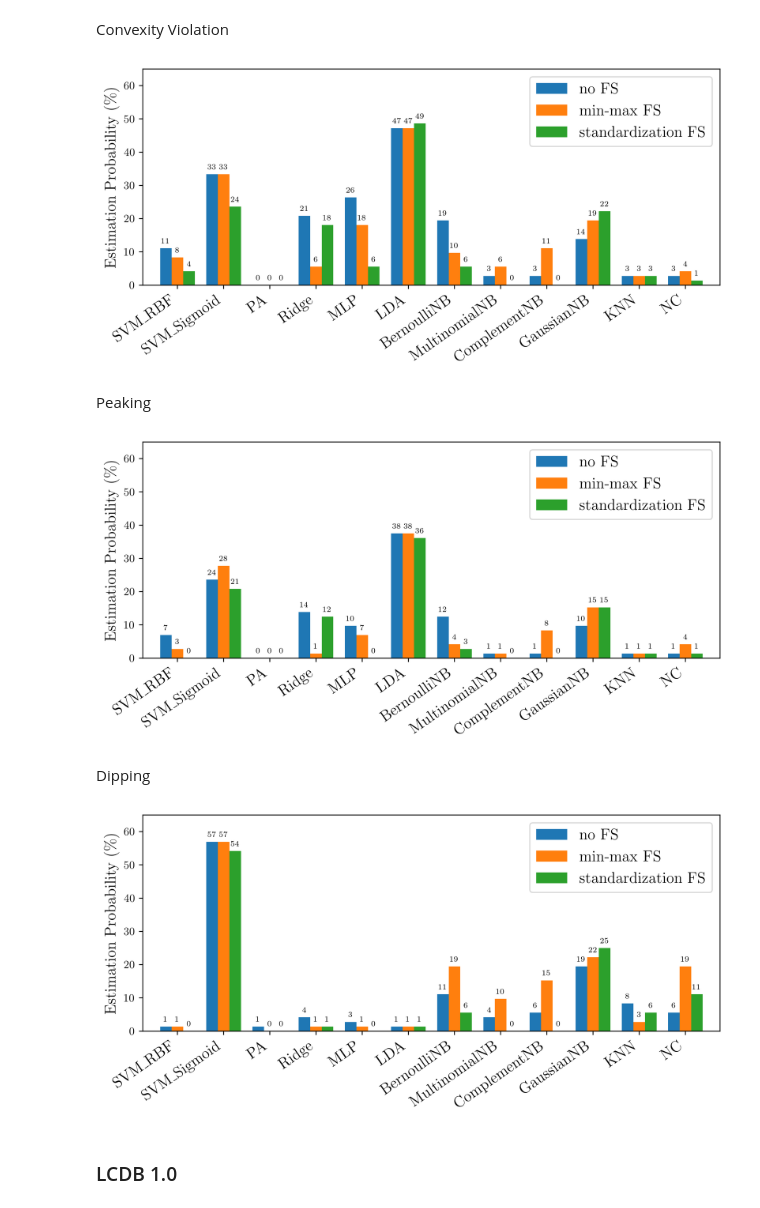
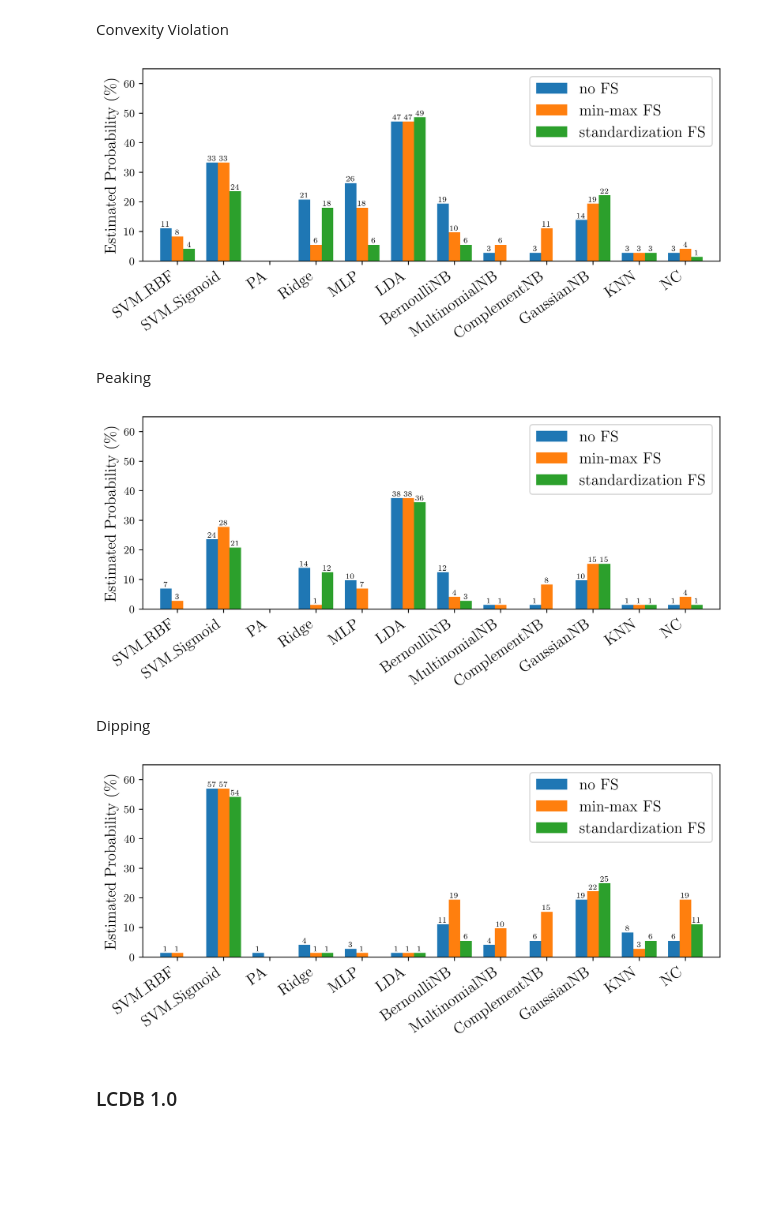
Before and after one commit to learning-curve-research/LCDB-1.1, a Jupyter notebook: analysis/RQ1-2 - ill_statistics.ipynb, the cells around one changed output. Saved outputs shown, nothing was run; the diff lists cells and outputs as text; code cells hidden in the pictures; blank space fills up the shorter version.

```diff
--- a/analysis/RQ1-2 - ill_statistics.ipynb
+++ b/analysis/RQ1-2 - ill_statistics.ipynb
@@ -297,7 +297,7 @@ percentages_nofs = [val for i, val in enumerate(percentages_nofs) if i not in ex
 percentages_minmaxfs = [val for i, val in enumerate(percentages_minmaxfs) if i not in exclude_indices]
 percentages_standardfs = [val for i, val in enumerate(percentages_standardfs) if i not in exclude_indices]
 
-fig, ax = plt.subplots(figsize=(8, 4), dpi=400)     # (11, 5)
+fig, ax = plt.subplots(figsize=(8, 3.7), dpi=400)     # (11, 5)
 
 width = 0.25
 x = np.arange(len(learner_zoo_filtered))
@@ -306,7 +306,7 @@ bar1 = ax.bar(x - width,    percentages_nofs,       width, label='no FS')
 bar2 = ax.bar(x ,           percentages_minmaxfs,   width, label='min-max FS')
 bar3 = ax.bar(x + width,    percentages_standardfs, width, label='standardization FS')
 
-ax.set_ylabel(r'Estimation Probability (\%)', fontsize = 14)
+ax.set_ylabel(r'Estimated Probability (\%)', fontsize = 14)
 ax.set_ylim(0,65)
 ax.set_xticks(x)
 ax.set_xlim(x[0] - 3 * width, x[-1] + 3 * width)    # set tighter x-axis limits
@@ -321,7 +321,7 @@ def autolabel(bars):
         height = rect.get_height()
         # if height > 0:  # only annotate bars with a height greater than 0
         ax.annotate(f'{height:.0f}',    # integer
-                    xy=(rect.get_x() + rect.get_width() / 2, height),
+                    xy=(rect.get_x() + rect.get_width() / 2, height-1),
                     xytext=(0, 3),  # 3 points vertical offset
                     textcoords="offset points", ha='center', va='bottom',
                     fontsize = 7)
@@ -345,39 +345,39 @@ percentages_minmaxfs = [val for i, val in enumerate(percentages_minmaxfs) if i n
 percentages_standardfs = [val for i, val in enumerate(percentages_standardfs) if i not in exclude_indices]
 
 
-fig, ax = plt.subplots(figsize=(8, 4), dpi=400)
+fig, ax = plt.subplots(figsize=(8, 3.7), dpi=400)
 
 width = 0.25
 x = np.arange(len(learner_zoo_filtered))
 
 bar1 = ax.bar(x - width,    percentages_nofs,       width, label='no FS')
 bar2 = ax.bar(x ,           percentages_minmaxfs,   width, label='min-max FS')
 bar3 = ax.bar(x + width,    percentages_standardfs, width, label='standardization FS')
 
-ax.set_ylabel(r'Estimation Probability (\%)', fontsize = 14)
+ax.set_ylabel(r'Estimated Probability (\%)', fontsize = 14)
 ax.set_ylim(0,65)
 ax.set_xticks(x)
 ax.set_xlim(x[0] - 3 * width, x[-1] + 3 * width)    # set tighter x-axis limits
 ax.set_xticklabels(learner_zoo_filtered, rotation=35, ha='right', fontsize = 14)
 ax.legend(fontsize = 14)
 
 # percentage
 def autolabel(bars):
     for rect in bars:
         height = rect.get_height()
         # if height > 0:  # only annotate bars with a height greater than 0
         ax.annotate(f'{height:.0f}',    # integer
-                    xy=(rect.get_x() + rect.get_width() / 2, height),
+                    xy=(rect.get_x() + rect.get_width() / 2, height-1),
                     xytext=(0, 3),  # 3 points vertical offset
                     textcoords="offset points", ha='center', va='bottom',
                     fontsize = 7)
 autolabel(bar1)
 autolabel(bar2)
 autolabel(bar3)
 fig.tight_layout()
 plt.show()
 # %% [output]
-[figure, old version]
+[figure, new version]
 # %% [markdown]
 Peaking
 # %%
@@ -386,13 +386,12 @@ percentages_minmaxfs = (np.sum(results[1]["peak_matrix"] > 0, axis=1) / results[
 percentages_standardfs = (np.sum(results[2]["peak_matrix"] > 0, axis=1) / results[2]["peak_matrix"].shape[1]) * 100
 
 # filter some learner
-exclude_indices = [0, 1, 4, 5, 6, 8, 10, 13, 20, 21, 22 ,23]      # list(range(14, 18))  no Naive Bayes  13 QDA  23 DUMMY
 learner_zoo_filtered = [learner for i, learner in enumerate(learner_zoo_abbreviation) if i not in exclude_indices]
 percentages_nofs = [val for i, val in enumerate(percentages_nofs) if i not in exclude_indices]
 percentages_minmaxfs = [val for i, val in enumerate(percentages_minmaxfs) if i not in exclude_indices]
 percentages_standardfs = [val for i, val in enumerate(percentages_standardfs) if i not in exclude_indices]
 
-fig, ax = plt.subplots(figsize=(8, 4), dpi=400)
+fig, ax = plt.subplots(figsize=(8, 3.7), dpi=400)
 
 width = 0.25
 x = np.arange(len(learner_zoo_filtered))
@@ -401,7 +400,7 @@ bar1 = ax.bar(x - width,    percentages_nofs,       width, label='no FS')
 bar2 = ax.bar(x ,           percentages_minmaxfs,   width, label='min-max FS')
 bar3 = ax.bar(x + width,    percentages_standardfs, width, label='standardization FS')
 
-ax.set_ylabel(r'Estimation Probability (\%)', fontsize = 14)
+ax.set_ylabel(r'Estimated Probability (\%)', fontsize = 14)
 ax.set_ylim(0,65)
 ax.set_xticks(x)
 ax.set_xlim(x[0] - 3 * width, x[-1] + 3 * width)    # set tighter x-axis limits
@@ -414,7 +413,7 @@ def autolabel(bars):
         height = rect.get_height()
         # if height > 0:  # only annotate bars with a height greater than 0
         ax.annotate(f'{height:.0f}',    # integer
-                    xy=(rect.get_x() + rect.get_width() / 2, height),
+                    xy=(rect.get_x() + rect.get_width() / 2, height-1),
                     xytext=(0, 3),  # 3 points vertical offset
                     textcoords="offset points", ha='center', va='bottom',
                     fontsize = 7)
@@ -424,7 +423,7 @@ autolabel(bar3)
 fig.tight_layout()
 plt.show()
 # %% [output]
-[figure, old version]
+[figure, new version]
 # %% [markdown]
 Dipping
 # %%
@@ -437,7 +436,7 @@ percentages_nofs = [val for i, val in enumerate(percentages_nofs) if i not in ex
 percentages_minmaxfs = [val for i, val in enumerate(percentages_minmaxfs) if i not in exclude_indices]
 percentages_standardfs = [val for i, val in enumerate(percentages_standardfs) if i not in exclude_indices]
 
-fig, ax = plt.subplots(figsize=(8, 4), dpi=400)
+fig, ax = plt.subplots(figsize=(8, 3.7), dpi=400)
 
 width = 0.25
 x = np.arange(len(learner_zoo_filtered))
@@ -446,7 +445,7 @@ bar1 = ax.bar(x - width,    percentages_nofs,       width, label='no FS')
 bar2 = ax.bar(x ,           percentages_minmaxfs,   width, label='min-max FS')
 bar3 = ax.bar(x + width,    percentages_standardfs, width, label='standardization FS')
 
-ax.set_ylabel(r'Estimation  Probability (\%)', fontsize = 14)
+ax.set_ylabel(r'Estimated Probability (\%)', fontsize = 14)
 ax.set_ylim(0,65)
 ax.set_xticks(x)
 ax.set_xlim(x[0] - 3 * width, x[-1] + 3 * width)    # set tighter x-axis limits
@@ -459,7 +458,7 @@ def autolabel(bars):
         height = rect.get_height()
         # if height > 0:  # only annotate bars with a height greater than 0
         ax.annotate(f'{height:.0f}',    # integer
-                    xy=(rect.get_x() + rect.get_width() / 2, height),
+                    xy=(rect.get_x() + rect.get_width() / 2, height-1),
                     xytext=(0, 3),  # 3 points vertical offset
                     textcoords="offset points", ha='center', va='bottom',
                     fontsize = 7)
@@ -469,7 +468,7 @@ autolabel(bar3)
 fig.tight_layout()
 plt.show()
 # %% [output]
-[figure, old version]
+[figure, new version]
 # %% [markdown]
 ### LCDB 1.0
 # %%
```
Also changed, not shown: parts of 1 cell of this notebook.
